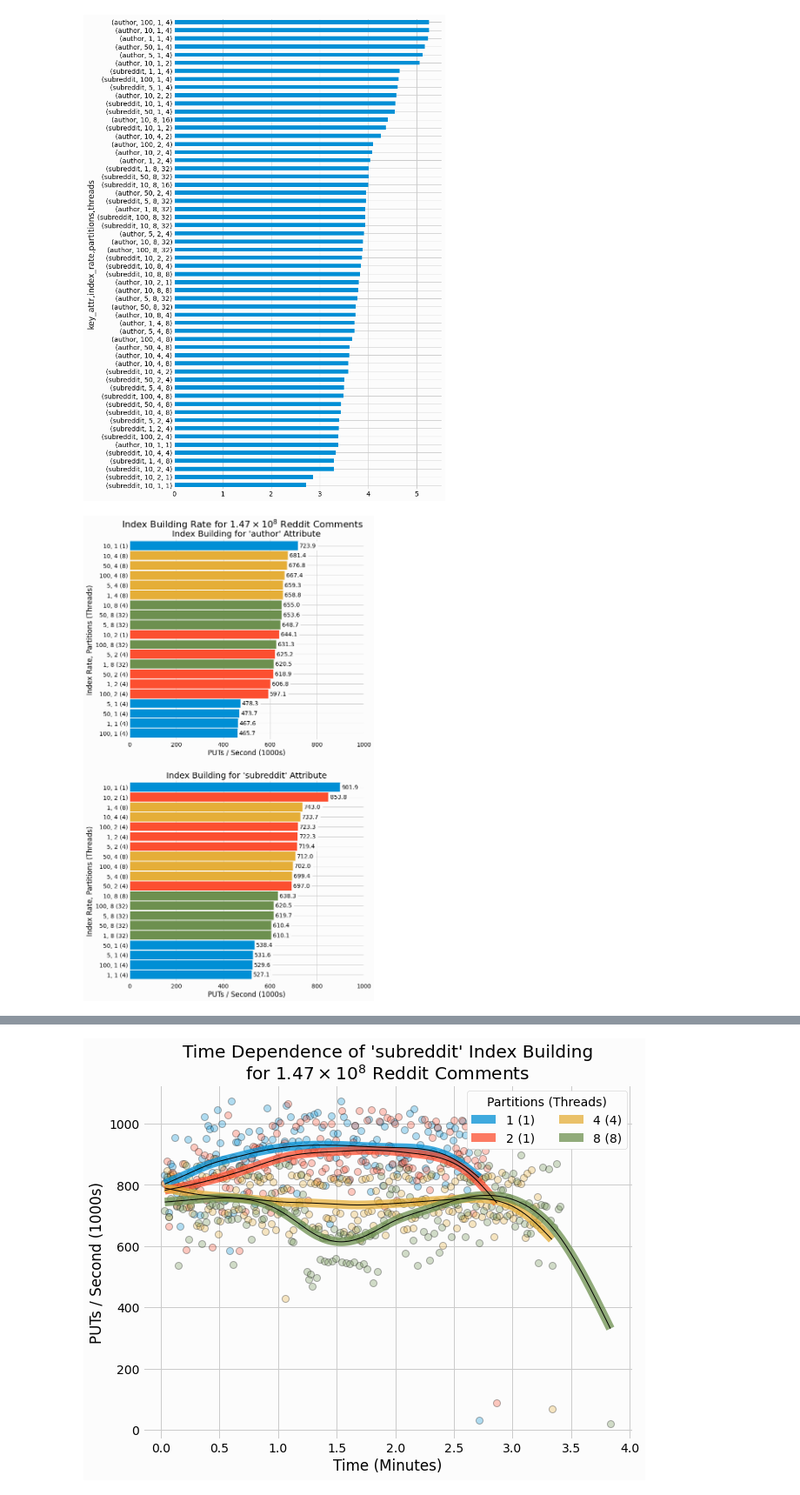
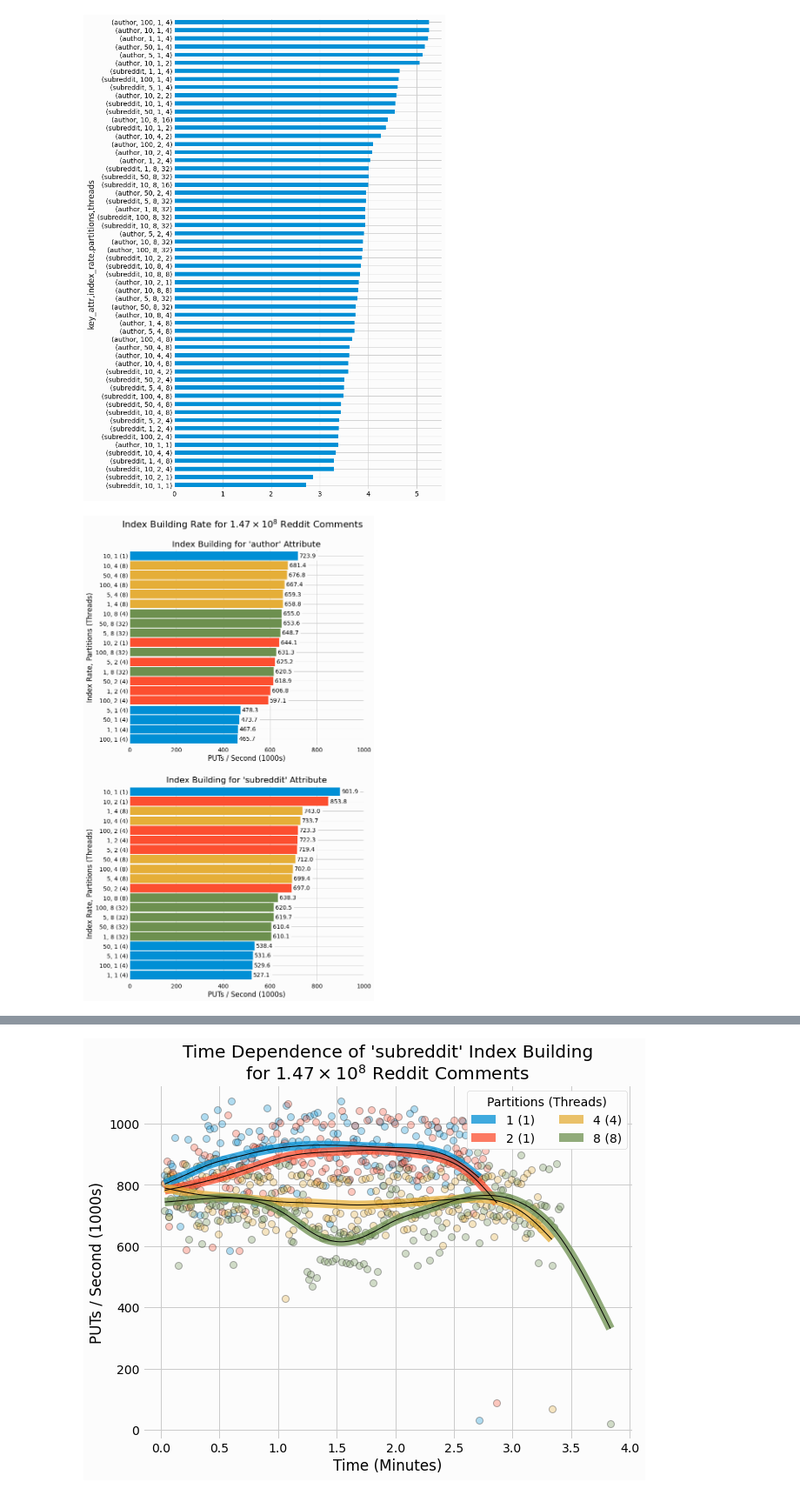
Before and after one commit to DBFromZero/dbf0analysis, a Jupyter notebook: benchmark_multivalue_lsm.ipynb, the cells around one changed output, grey strips where cells are left out. Shown at 87% size. Saved outputs shown, nothing was run; the diff lists cells and outputs as text; code cells hidden in the pictures.

```diff
--- a/benchmark_multivalue_lsm.ipynb
+++ b/benchmark_multivalue_lsm.ipynb
@@ -55,7 +55,7 @@ savefig = partial(util_savefig, figdir=figdir)
 def read_key_counts(name):
     key_counts = pd.read_csv(f'{results_base_dir}/{name}_count.txt', sep='=', names=['key', 'count'], header=None)
     key_counts = key_counts.sort_values('count', ascending=True).reset_index().drop(['index'], axis=1)
-    x = key_counts.rename(columns={'key':'Key', 'count':'Count'}).tail().iloc[::-1].copy()
+    x = key_counts.rename(columns={'key':name, 'count':'Count'}).tail().iloc[::-1].copy()
     x['Count'] = x['Count'].map('{:,}'.format)
     display(x)
     print(to_html(x))
@@ -137,7 +137,7 @@ def plot_key_cdf(key_counts, color, label, ax):
 
 
 with plt.rc_context({'axes.edgecolor':'k', 'axes.linewidth':1}):
-    fig = plt.figure(figsize=(9,7))
+    fig = plt.figure(figsize=(7,5))
     ax = fig.add_subplot(111)
 
     plot_key_cdf(author_count, colors[1], 'author', ax)
@@ -188,27 +188,27 @@ display(load_results['duration'].div(60).describe().to_frame().T)
 # %%
 load_results['rate'] = entries / load_results['duration']
 fig = plt.figure(figsize=(9,17))
 
 for i,(key_attr, df) in enumerate(load_results.groupby('key_attr')):
     df = (df.groupby(['index_rate', 'partitions'])
           .apply(lambda g: min_duration(g).drop(['index_rate', 'partitions']))
           .sort_values('rate'))
     x = df['rate'].div(1000)
     p = df.reset_index()['partitions']
     ax = fig.add_subplot(2, 1, 1 + i)
     x.plot.barh(color=p.map(dict(zip(sorted(set(p)), colors))), ax=ax, width=0.9)
     add_bar_values(ax, x)
     ax.set_yticklabels(df.reset_index().apply(
         (lambda r: f'{r["index_rate"]}, {r["partitions"]} ({r["threads"]})'), axis=1))
     ax.set_ylabel('Index Rate, Partitions (Threads)')
     ax.set_xlabel('PUTs / Second (1000s)')
     ax.set_title(f"Index Building for '{key_attr}' Attribute")
     ax.set_xlim(0, 1000)
 fig.suptitle(f'Index Building Rate for {format_number(entries)} Reddit Comments', size=22)
-fig.subplots_adjust(top=0.94)
+fig.subplots_adjust(top=0.92)
 savefig('load_rate')
 # %% [output]
-[figure, old version]
+[figure, new version]
 # %%
 load_partition_min_duration = (
     load_results.groupby(['key_attr', 'index_rate', 'partitions'])
```
Also changed, not shown: parts of 13 cells of this notebook.
